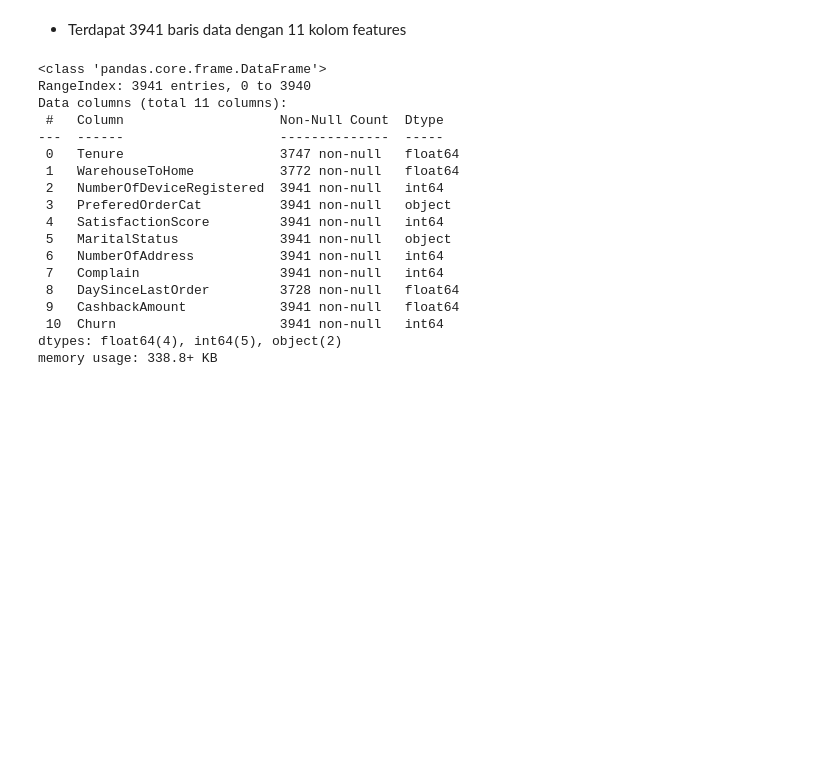
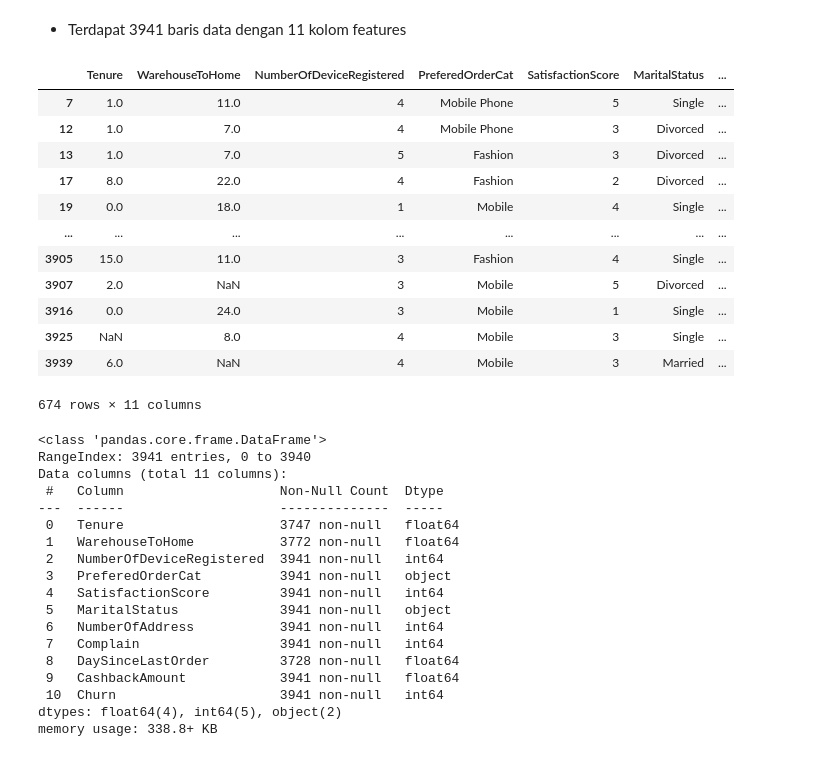
Before and after one commit to fiaannalia/ecommerce-churn-prediction, a Jupyter notebook: E-commerce Customer Churn.ipynb, the cells around one changed output. Cells and saved outputs as stored; diff of their text form; code cells hidden in the pictures; blank space fills up the shorter version.

```diff
--- a/E-commerce Customer Churn.ipynb
+++ b/E-commerce Customer Churn.ipynb
@@ -197,6 +201,22 @@ To: /content/data_ecommerce_customer_churn.csv
 3941 rows × 11 columns
 # %% [markdown]
 - Terdapat 3941 baris data dengan 11 kolom features
+# %%
+df[df['Churn']==1]
+# %% [output]
+|  | Tenure | WarehouseToHome | NumberOfDeviceRegistered | PreferedOrderCat | SatisfactionScore | MaritalStatus | ... |
+| 7 | 1.0 | 11.0 | 4 | Mobile Phone | 5 | Single | ... |
+| 12 | 1.0 | 7.0 | 4 | Mobile Phone | 3 | Divorced | ... |
+| 13 | 1.0 | 7.0 | 5 | Fashion | 3 | Divorced | ... |
+| 17 | 8.0 | 22.0 | 4 | Fashion | 2 | Divorced | ... |
+| 19 | 0.0 | 18.0 | 1 | Mobile | 4 | Single | ... |
+| ... | ... | ... | ... | ... | ... | ... | ... |
+| 3905 | 15.0 | 11.0 | 3 | Fashion | 4 | Single | ... |
+| 3907 | 2.0 | NaN | 3 | Mobile | 5 | Divorced | ... |
+| 3916 | 0.0 | 24.0 | 3 | Mobile | 1 | Single | ... |
+| 3925 | NaN | 8.0 | 4 | Mobile | 3 | Single | ... |
+| 3939 | 6.0 | NaN | 4 | Mobile | 3 | Married | ... |
+674 rows × 11 columns
 # %%
 df.info()
 # %% [output]
```
Also changed, not shown: parts of 4 cells of this notebook.
